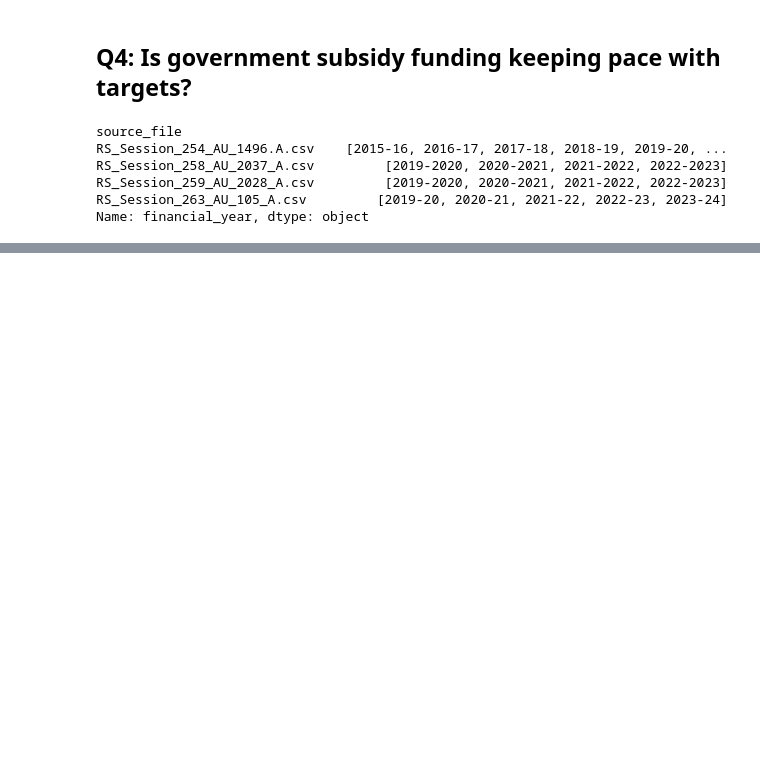
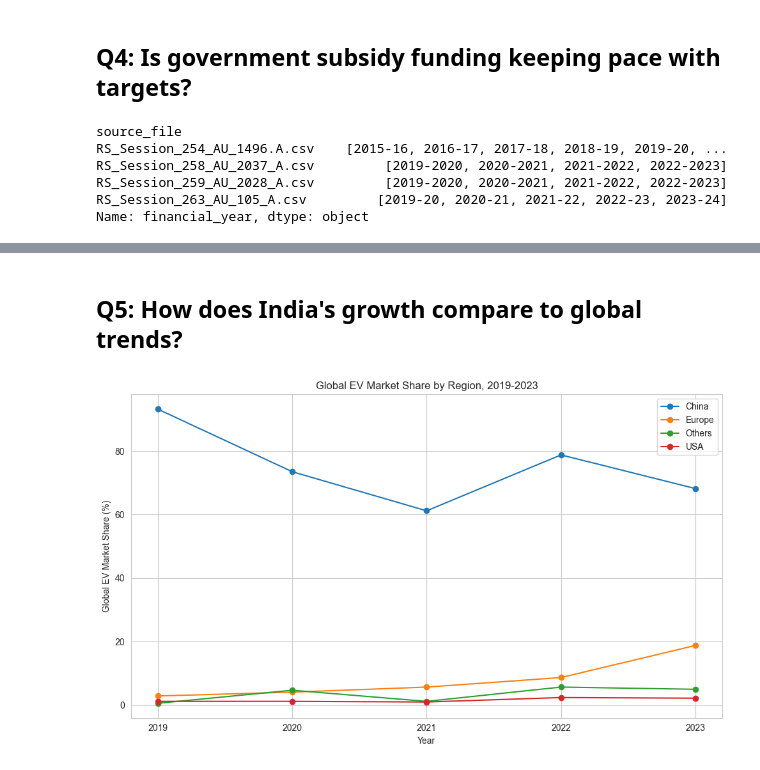
Before and after one commit to RitikaSen27/Automobile-sales-and-EV-adoption-trends, a Jupyter notebook: ev_analysis.ipynb, the cells around one changed output, grey strips where cells are left out. Drawn from its saved outputs; the diff is of its cells as text; code cells hidden in the pictures; blank space fills up the shorter version.

Commit message:
Complete Q5: global market share comparison - all 5 core analysis questions done; update R Markdown documentation

```diff
--- a/ev_analysis.ipynb
+++ b/ev_analysis.ipynb
@@ -274,0 +389,21 @@ Name: financial_year, dtype: object
+# %% [markdown]
+## Q5: How does India's growth compare to global trends?
+# %%
+df_global = tables["global_ev_share"].copy()
+df_global["year_sort"] = df_global["year"].astype(int)
+df_global = df_global.sort_values(["Region", "year_sort"])
+
+fig, ax = plt.subplots(figsize=(10, 6))
+
+for region, group in df_global.groupby("Region"):
+    ax.plot(group["year_sort"], group["market_share_pct"], marker='o', label=region)
+
+ax.set_xlabel("Year")
+ax.set_ylabel("Global EV Market Share (%)")
+ax.set_title("Global EV Market Share by Region, 2019-2023")
+ax.legend()
+ax.set_xticks(sorted(df_global["year_sort"].unique()))
+plt.tight_layout()
+plt.show()
+# %% [output]
+[figure, added]
```
Also changed, not shown: parts of 7 cells of this notebook, 1 other file.
